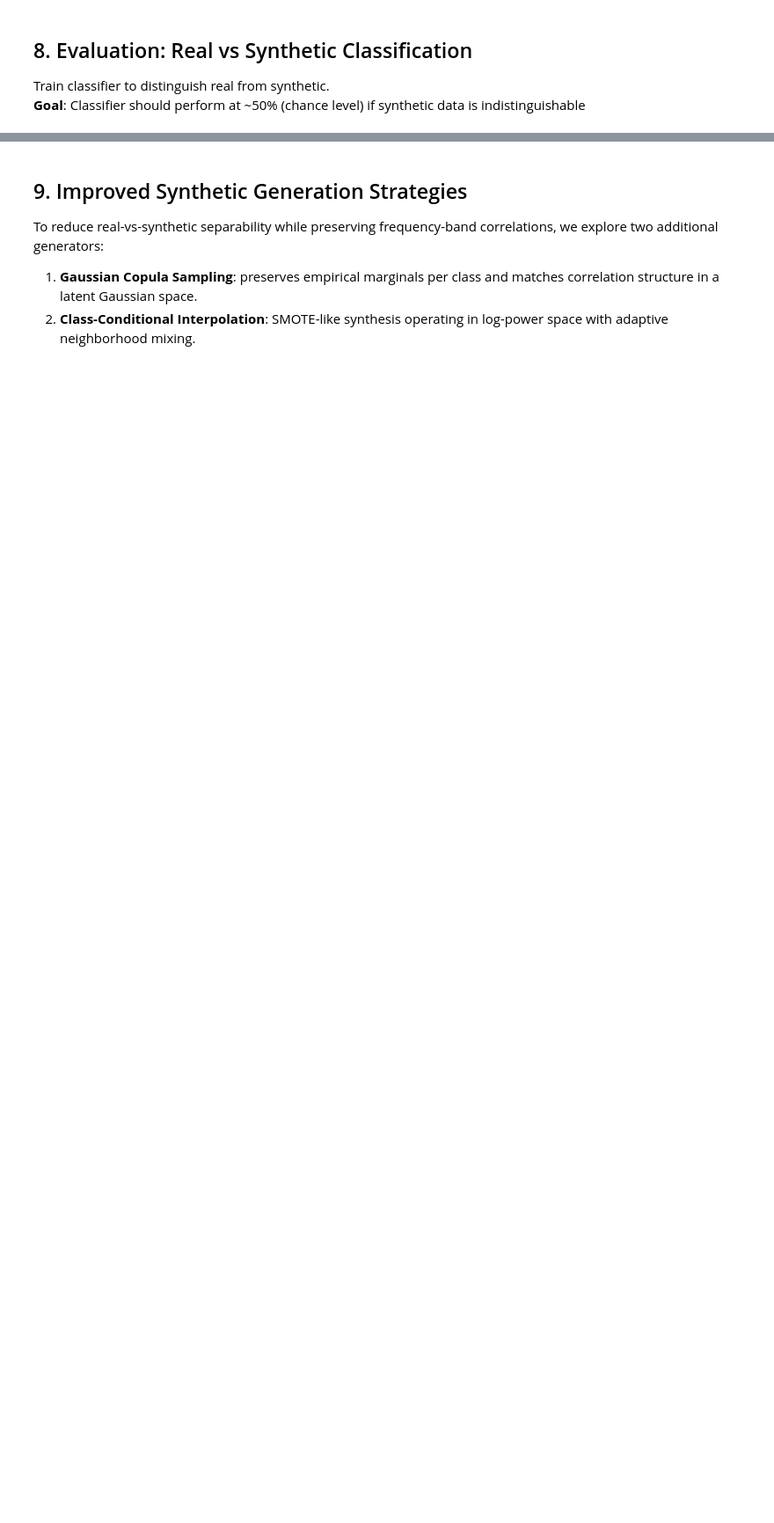
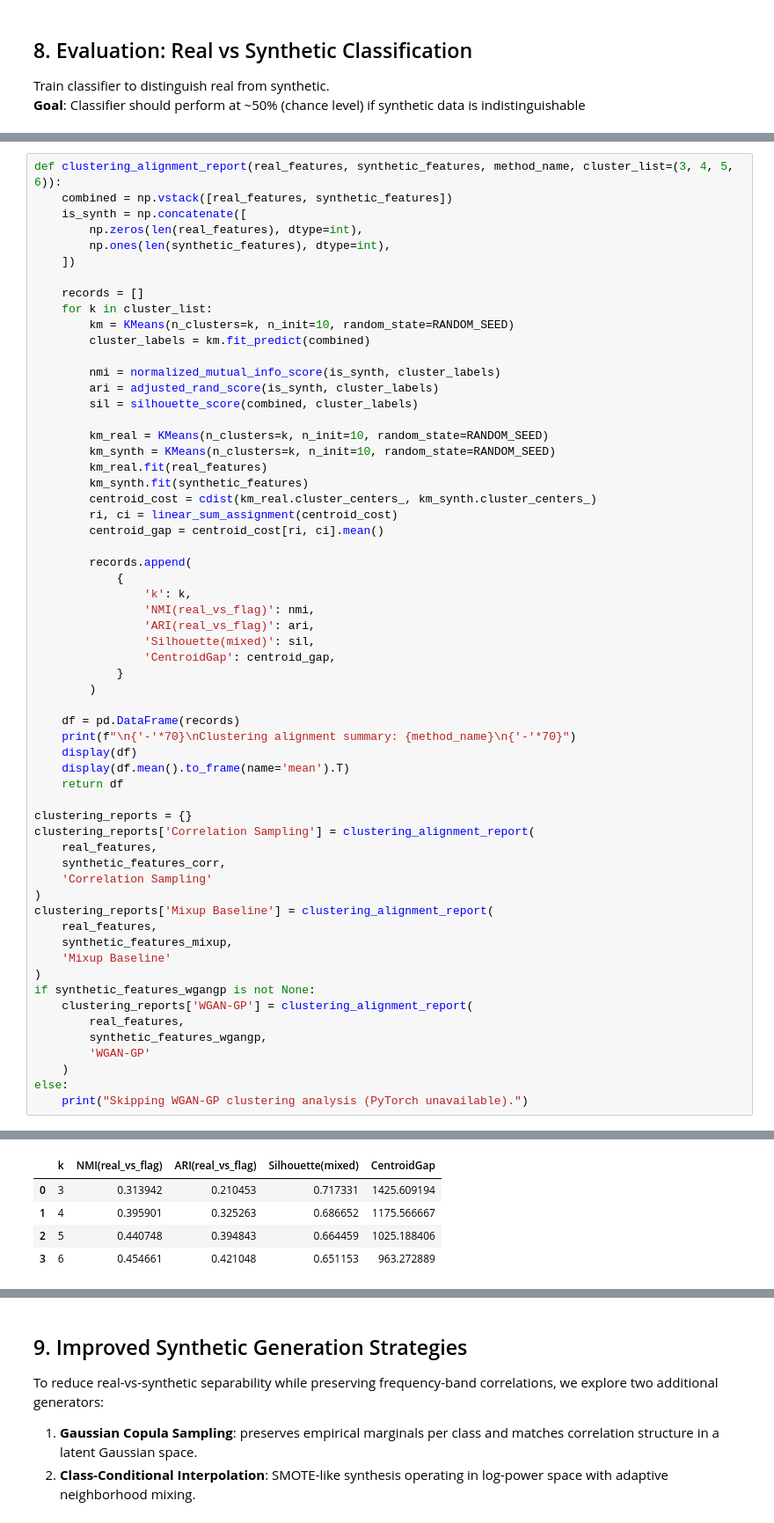
Before and after one commit to ZhaoJackson/Synthetic_EEG_Generation, a Jupyter notebook: src/phase3_synthetic_generation.ipynb, the cells around one changed output, grey strips where cells are left out. Shown: that part at 88% size. Saved outputs shown, nothing was run; the diff lists cells and outputs as text; blank space fills up the shorter version.

```diff
--- a/src/phase3_synthetic_generation.ipynb
+++ b/src/phase3_synthetic_generation.ipynb
@@ -725,0 +924,61 @@ Actual Synthetic:     54          645
+# %%
+def clustering_alignment_report(real_features, synthetic_features, method_name, cluster_list=(3, 4, 5, 6)):
+    combined = np.vstack([real_features, synthetic_features])
+    is_synth = np.concatenate([
+        np.zeros(len(real_features), dtype=int),
+        np.ones(len(synthetic_features), dtype=int),
+    ])
+
+    records = []
+    for k in cluster_list:
+        km = KMeans(n_clusters=k, n_init=10, random_state=RANDOM_SEED)
+        cluster_labels = km.fit_predict(combined)
+
+        nmi = normalized_mutual_info_score(is_synth, cluster_labels)
+        ari = adjusted_rand_score(is_synth, cluster_labels)
+        sil = silhouette_score(combined, cluster_labels)
+
+        km_real = KMeans(n_clusters=k, n_init=10, random_state=RANDOM_SEED)
+        km_synth = KMeans(n_clusters=k, n_init=10, random_state=RANDOM_SEED)
+        km_real.fit(real_features)
+        km_synth.fit(synthetic_features)
+        centroid_cost = cdist(km_real.cluster_centers_, km_synth.cluster_centers_)
+        ri, ci = linear_sum_assignment(centroid_cost)
+        centroid_gap = centroid_cost[ri, ci].mean()
+
+        records.append(
+            {
+                'k': k,
+                'NMI(real_vs_flag)': nmi,
+                'ARI(real_vs_flag)': ari,
+                'Silhouette(mixed)': sil,
+                'CentroidGap': centroid_gap,
+            }
+        )
+
+    df = pd.DataFrame(records)
+    print(f"\n{'-'*70}\nClustering alignment summary: {method_name}\n{'-'*70}")
+    display(df)
+    display(df.mean().to_frame(name='mean').T)
+    return df
+
+clustering_reports = {}
+clustering_reports['Correlation Sampling'] = clustering_alignment_report(
+    real_features,
+    synthetic_features_corr,
+    'Correlation Sampling'
+)
+clustering_reports['Mixup Baseline'] = clustering_alignment_report(
+    real_features,
+    synthetic_features_mixup,
+    'Mixup Baseline'
+)
+if synthetic_features_wgangp is not None:
+    clustering_reports['WGAN-GP'] = clustering_alignment_report(
+        real_features,
+        synthetic_features_wgangp,
+        'WGAN-GP'
+    )
+else:
+    print("Skipping WGAN-GP clustering analysis (PyTorch unavailable).")
+# %% [output]
@@ -725,0 +988,5 @@ Actual Synthetic:     54          645
+|  | k | NMI(real_vs_flag) | ARI(real_vs_flag) | Silhouette(mixed) | CentroidGap |
+| 0 | 3 | 0.313942 | 0.210453 | 0.717331 | 1425.609194 |
+| 1 | 4 | 0.395901 | 0.325263 | 0.686652 | 1175.566667 |
+| 2 | 5 | 0.440748 | 0.394843 | 0.664459 | 1025.188406 |
+| 3 | 6 | 0.454661 | 0.421048 | 0.651153 | 963.272889 |
```
Also changed, not shown: parts of 20 cells of this notebook, 5 other files.
